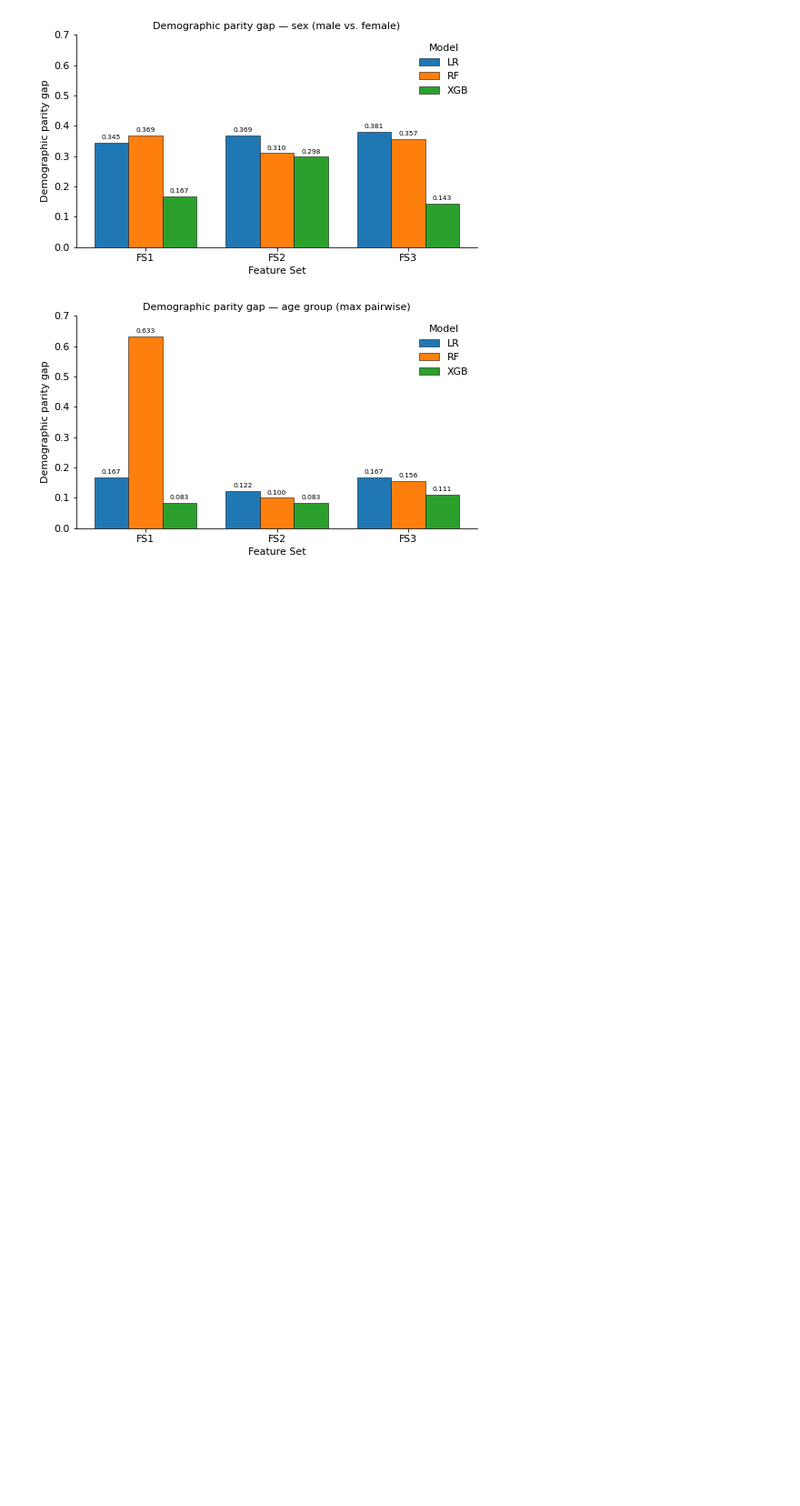
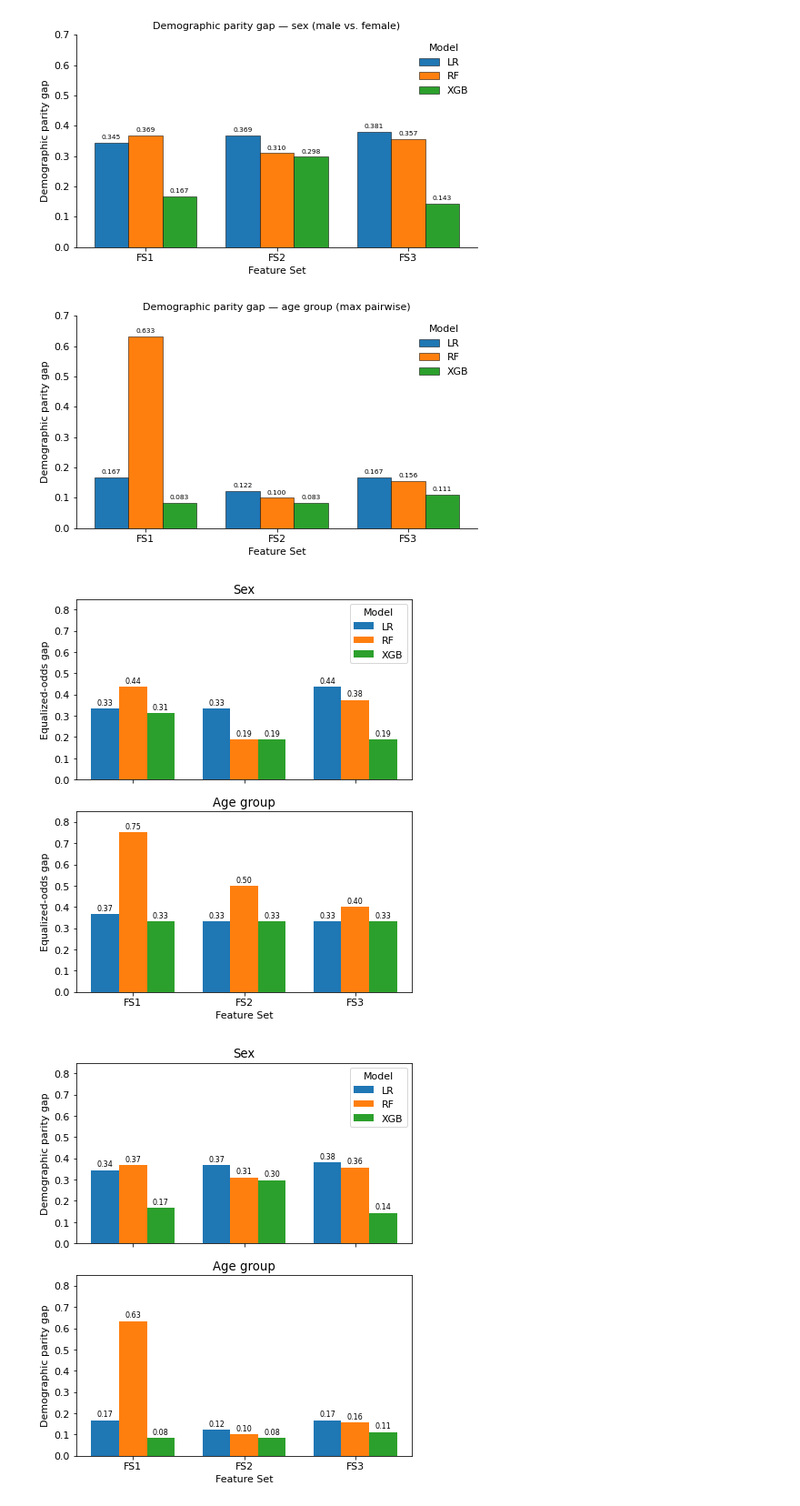
Before and after one commit to Merle16/Thesis-DS, a Jupyter notebook: notebooks/Pipeline.ipynb, the cells around one changed output. Shown at 91% size. Cells and saved outputs as stored; diff of their text form; code cells hidden in the pictures; blank space fills up the shorter version.

```diff
--- a/notebooks/Pipeline.ipynb
+++ b/notebooks/Pipeline.ipynb
@@ -1386,3 +1374,53 @@ print("Saved fairness_sex_gap and fairness_age_gap (pdf + png)")
 Saved fairness_sex_gap and fairness_age_gap (pdf + png)
 [figure]
 [figure]
+# %%
+import matplotlib.pyplot as plt
+import numpy as np
+
+feature_sets = ['FS1', 'FS2', 'FS3']
+models = ['LR', 'RF', 'XGB']
+x = np.arange(len(feature_sets))
+width = 0.25
+
+def grouped_panel(ax, data, ylabel, title, show_xlabel=True):
+    for i, m in enumerate(models):
+        offset = (i - 1) * width
+        bars = ax.bar(x + offset, data[m], width, label=m)
+        for b in bars:
+            ax.annotate(f'{b.get_height():.2f}',
+                        xy=(b.get_x() + b.get_width()/2, b.get_height()),
+                        xytext=(0, 2), textcoords='offset points',
+                        ha='center', va='bottom', fontsize=8)
+    ax.set_xticks(x); ax.set_xticklabels(feature_sets)
+    ax.set_ylim(0, 0.85)
+    if show_xlabel:
+        ax.set_xlabel('Feature Set')
+    ax.set_ylabel(ylabel); ax.set_title(title)
+
+# ---------- Equalized-odds gap (stacked: sex over age) ----------
+eo_sex = {'LR': [0.333, 0.333, 0.438], 'RF': [0.438, 0.188, 0.375], 'XGB': [0.312, 0.188, 0.188]}
+eo_age = {'LR': [0.367, 0.333, 0.333], 'RF': [0.750, 0.500, 0.400], 'XGB': [0.333, 0.333, 0.333]}
+
+fig, (ax1, ax2) = plt.subplots(2, 1, figsize=(6, 7), sharex=True)
+grouped_panel(ax1, eo_sex, 'Equalized-odds gap', 'Sex', show_xlabel=False)
+grouped_panel(ax2, eo_age, 'Equalized-odds gap', 'Age group', show_xlabel=True)
+ax1.legend(title='Model', loc='upper right')
+plt.tight_layout()
+plt.savefig('../results/oasis1_equalized_odds_gap.png', dpi=300, bbox_inches='tight')
+plt.show()
+
+# ---------- Demographic parity gap (stacked: sex over age) ----------
+dp_sex = {'LR': [0.345, 0.369, 0.381], 'RF': [0.369, 0.310, 0.357], 'XGB': [0.167, 0.298, 0.143]}
+dp_age = {'LR': [0.167, 0.122, 0.167], 'RF': [0.633, 0.100, 0.156], 'XGB': [0.083, 0.083, 0.111]}
+
+fig, (ax1, ax2) = plt.subplots(2, 1, figsize=(6, 7), sharex=True)
+grouped_panel(ax1, dp_sex, 'Demographic parity gap', 'Sex', show_xlabel=False)
+grouped_panel(ax2, dp_age, 'Demographic parity gap', 'Age group', show_xlabel=True)
+ax1.legend(title='Model', loc='upper right')
+plt.tight_layout()
+plt.savefig('../results/oasis1_demographic_parity_gap.png', dpi=300, bbox_inches='tight')
+plt.show()
+# %% [output]
+[figure, added]
+[figure, added]
```
Also changed, not shown: parts of 4 cells of this notebook, 8 other files.
